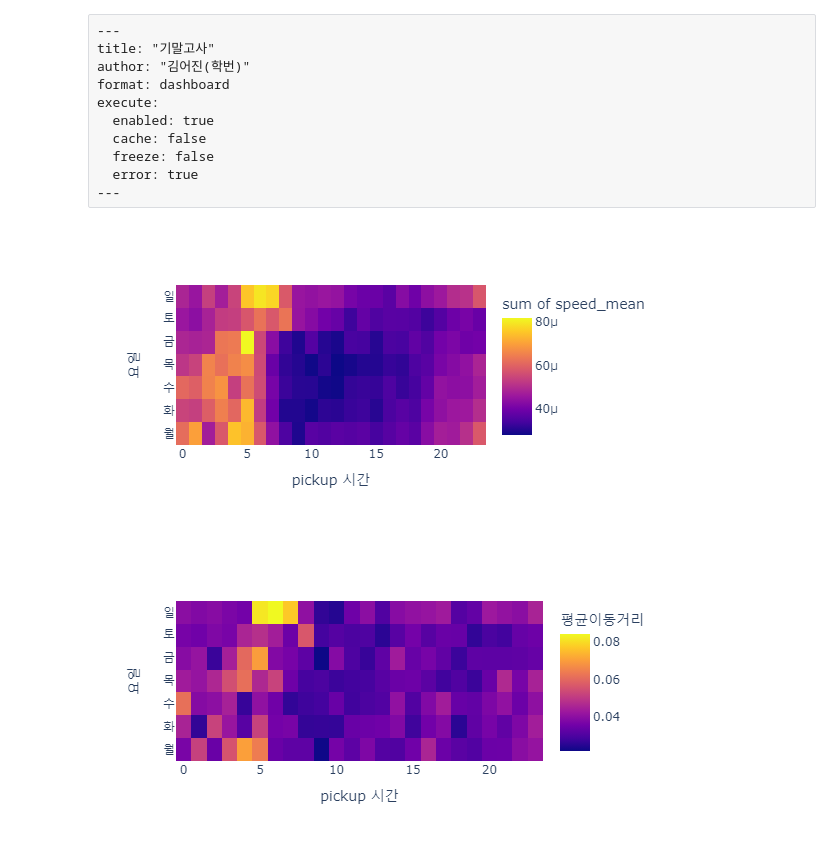
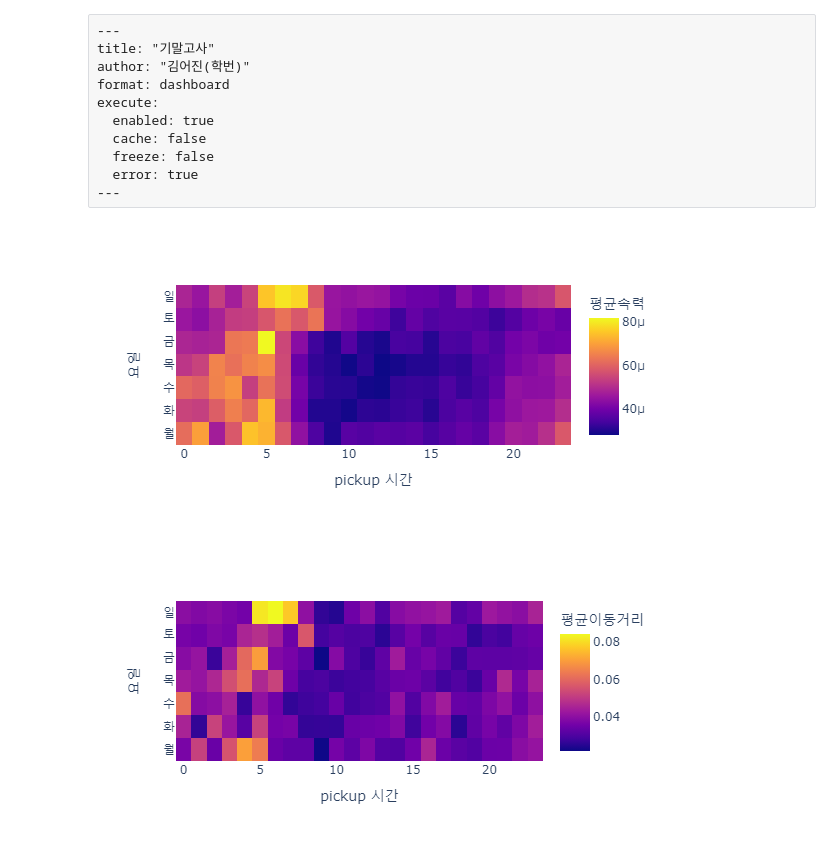
Before and after one commit to e0jin/final_test, a Jupyter notebook: ftest.ipynb, the cells around one changed output. Cells and saved outputs as stored; diff of their text form; code cells hidden in the pictures.

```diff
--- a/ftest.ipynb
+++ b/ftest.ipynb
@@ -157,33 +157,32 @@ df['dayofweek'] = pd.Categorical(df['dayofweek'], categories=weekday_order, orde
 # %%
 #요일, 시간에 따른 평균속력 시각화
 # dayofweek, pickup_hour, speed_mean
 tidydata1 = df.pivot_table(
     index = 'dayofweek',
     columns = 'pickup_hour',
     values = 'speed',
     aggfunc = 'mean'
 ).stack().reset_index()\
 .rename({0:'speed_mean'}, axis =1)
 
 fig1 = px.density_heatmap(
     data_frame = tidydata1,
     x = 'pickup_hour',
     y = 'dayofweek',
     z = 'speed_mean',
     nbinsx=24,
     nbinsy=7,
     height=300
 
-).update_layout(layout1)
+)
 
-layout1 ={
-    'xaxis':{'title':'pickup 시간'},
-    'yaxis':{'title':'요일'},
-    'legend':{'title':'평균속력'}
-}
+fig1.update_xaxes(title_text='pickup 시간')
+fig1.update_yaxes(title_text='요일')
+fig1.update_coloraxes(colorbar_title_text='평균속력')
+
 fig1.show()
 # %% [output]
-[figure, old version]
+[figure, new version]
 # %%
 #요일,시간에 따른 평균이동거리 시각화
 tidydata2 = df.pivot_table(
```
Also changed, not shown: 1 other file.
